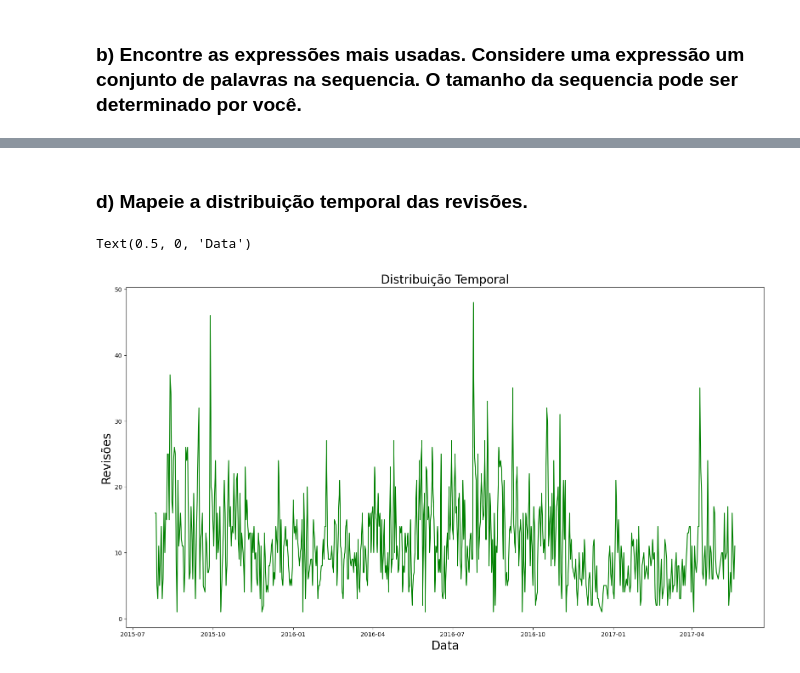
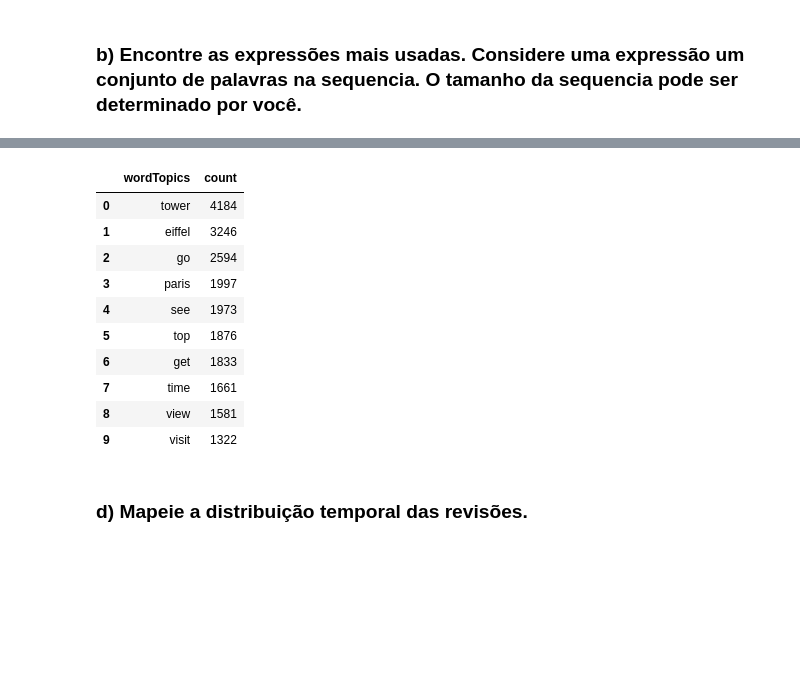
Before and after one commit to raianeti/MapReduce_Cloud, a Jupyter notebook: MapReduce.ipynb, the cells around one changed output, grey strips where cells are left out. Drawn from its saved outputs; the diff is of its cells as text; code cells hidden in the pictures; blank space fills up the shorter version.

```diff
--- a/MapReduce.ipynb
+++ b/MapReduce.ipynb
@@ -662,17 +659,21 @@ dfEiffelExpressoesNGR.toPandas()
+# %%
+dfEiffelTopics=dfEiffelFiltro.withColumn("words",split('text', ' '))\
+    .withColumn('text', explode('words')).select("text").withColumn("wordTopics",lower(col("text"))).select("text","wordTopics")\
+    .filter(~(col("wordTopics")).isin(stopwords))\
+    .groupBy("wordTopics").count().orderBy("count",ascending=False).select("wordTopics","count")
+
+dfEiffelTopics.limit(10).toPandas()
+# %% [output]
+|  | wordTopics | count |
+| 0 | tower | 4184 |
+| 1 | eiffel | 3246 |
+| 2 | go | 2594 |
+| 3 | paris | 1997 |
+| 4 | see | 1973 |
+| 5 | top | 1876 |
+| 6 | get | 1833 |
+| 7 | time | 1661 |
+| 8 | view | 1581 |
+| 9 | visit | 1322 |
 # %% [markdown]
 ### d) Mapeie a distribuição temporal das revisões.
-# %%
-fig = plt.figure(figsize=(15,8))
-plt.rcParams["figure.autolayout"] = True
-eixo = fig.add_axes([0, 0, 1, 1])
-dfEiffelDistr=dfEiffelDate.groupby("date").count().sort("date").toPandas()
-eixo.plot(dfEiffelDistr["date"], dfEiffelDistr["count"], color= 'green')
-plt.title('Temperatura no tempo')
-
-
-eixo.set_title('Distribuição Temporal', fontsize=20)
-eixo.set_ylabel('Revisões', fontsize=20)
-eixo.set_xlabel('Data', fontsize=20)
-# %% [output]
-Text(0.5, 0, 'Data')
-[figure, removed]
```
Also changed, not shown: parts of 30 cells of this notebook.
